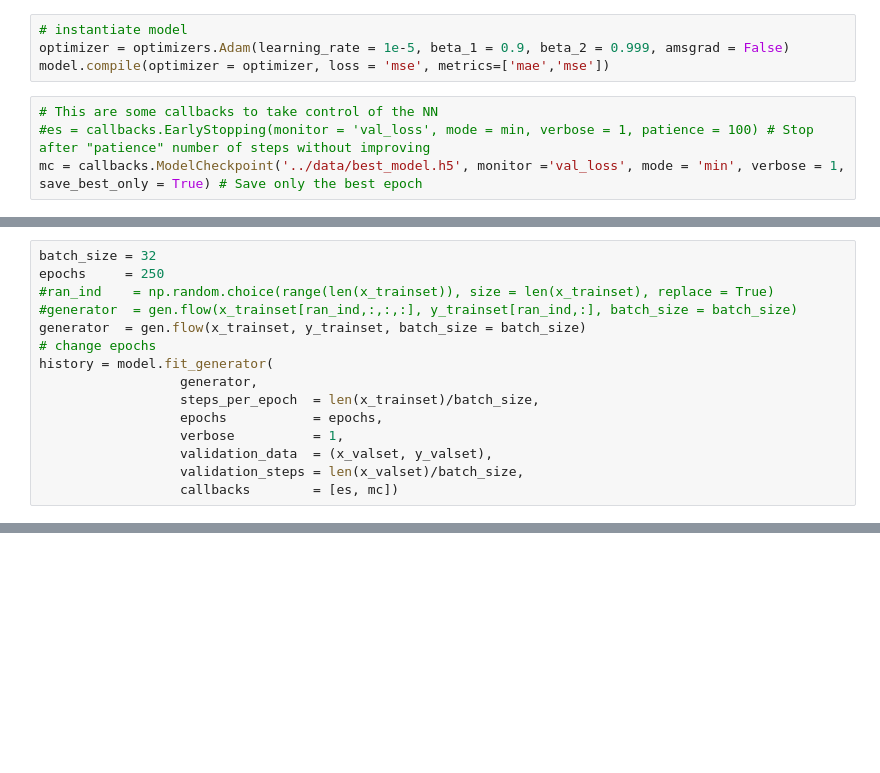
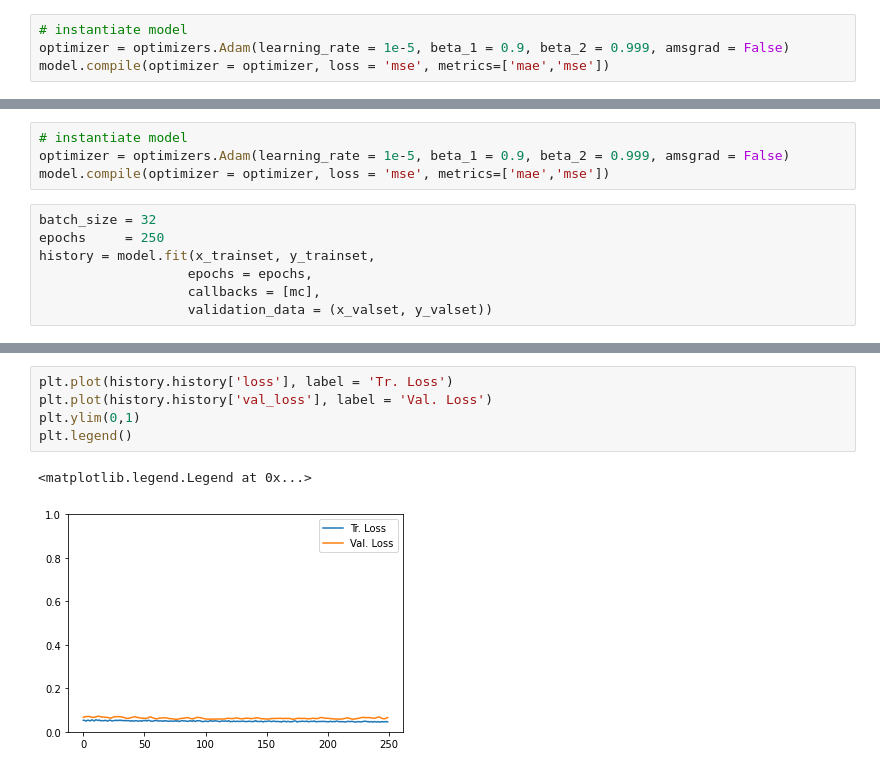
Before and after one commit to Martindelosrios/MaDaMe, a Jupyter notebook: codes/CNNs.ipynb, the cells around one changed output, grey strips where cells are left out. Drawn from its saved outputs; the diff is of its cells as text; blank space fills up the shorter version.

```diff
--- a/codes/CNNs.ipynb
+++ b/codes/CNNs.ipynb
@@ -203,7 +191,3 @@ _________________________________________________________________
 # instantiate model
 optimizer = optimizers.Adam(learning_rate = 1e-5, beta_1 = 0.9, beta_2 = 0.999, amsgrad = False)
 model.compile(optimizer = optimizer, loss = 'mse', metrics=['mae','mse'])
-# %%
-# This are some callbacks to take control of the NN
-#es = callbacks.EarlyStopping(monitor = 'val_loss', mode = min, verbose = 1, patience = 100) # Stop after "patience" number of steps without improving
-mc = callbacks.ModelCheckpoint('../data/best_model.h5', monitor ='val_loss', mode = 'min', verbose = 1, save_best_only = True) # Save only the best epoch
@@ -241,15 +299,11 @@ Epoch 25: val_loss did not improve from inf
+# %%
+# instantiate model
+optimizer = optimizers.Adam(learning_rate = 1e-5, beta_1 = 0.9, beta_2 = 0.999, amsgrad = False)
+model.compile(optimizer = optimizer, loss = 'mse', metrics=['mae','mse'])
 # %%
 batch_size = 32
 epochs     = 250
-#ran_ind    = np.random.choice(range(len(x_trainset)), size = len(x_trainset), replace = True)
-#generator  = gen.flow(x_trainset[ran_ind,:,:,:], y_trainset[ran_ind,:], batch_size = batch_size)
-generator  = gen.flow(x_trainset, y_trainset, batch_size = batch_size)
-# change epochs
-history = model.fit_generator(
-                  generator,
-                  steps_per_epoch  = len(x_trainset)/batch_size,
-                  epochs           = epochs,
-                  verbose          = 1,
-                  validation_data  = (x_valset, y_valset),
-                  validation_steps = len(x_valset)/batch_size,
-                  callbacks        = [es, mc])
+history = model.fit(x_trainset, y_trainset,
+                   epochs = epochs,
+                   callbacks = [mc],
+                   validation_data = (x_valset, y_valset))
@@ -255,0 +328,8 @@ history = model.fit_generator(
+# %%
+plt.plot(history.history['loss'], label = 'Tr. Loss')
+plt.plot(history.history['val_loss'], label = 'Val. Loss')
+plt.ylim(0,1)
+plt.legend()
+# %% [output]
+<matplotlib.legend.Legend at 0x...>
+[figure, added]
```
Also changed, not shown: parts of 22 cells of this notebook.
